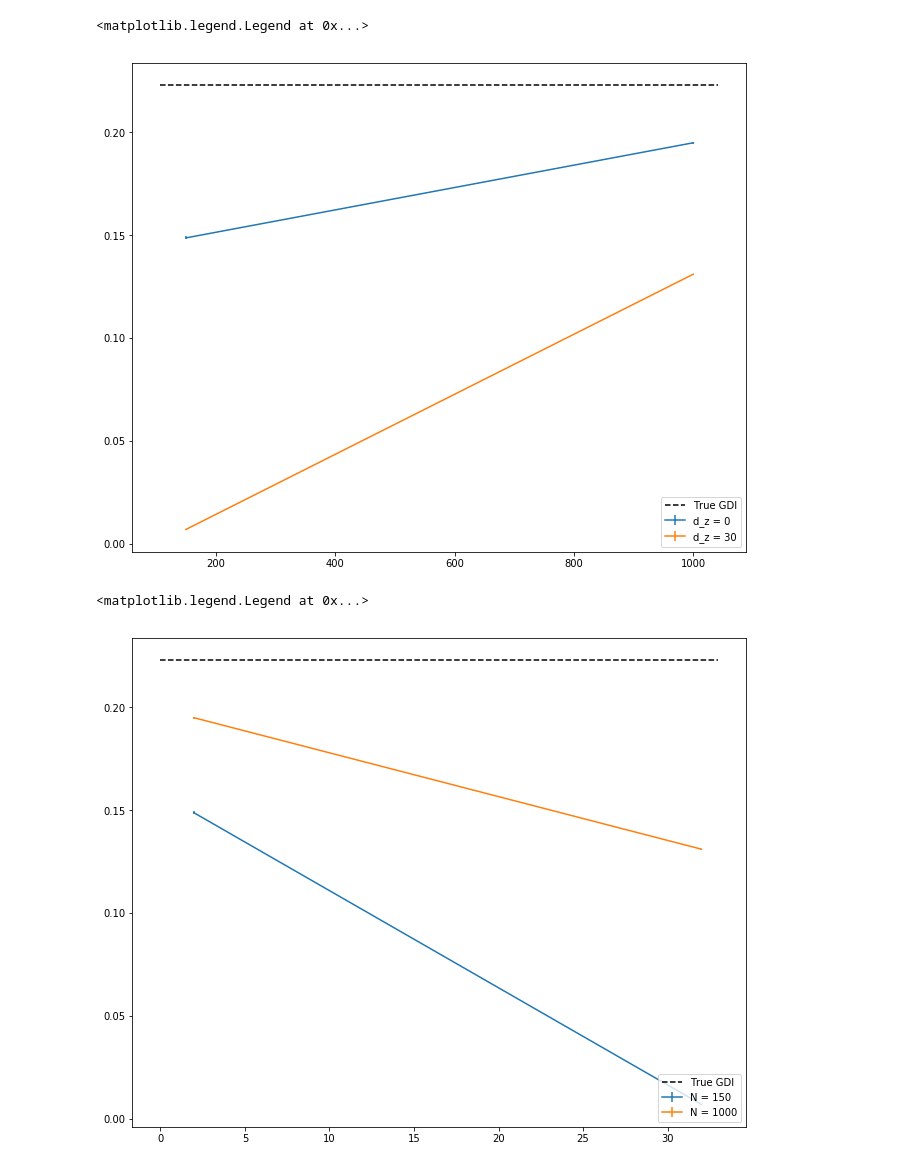
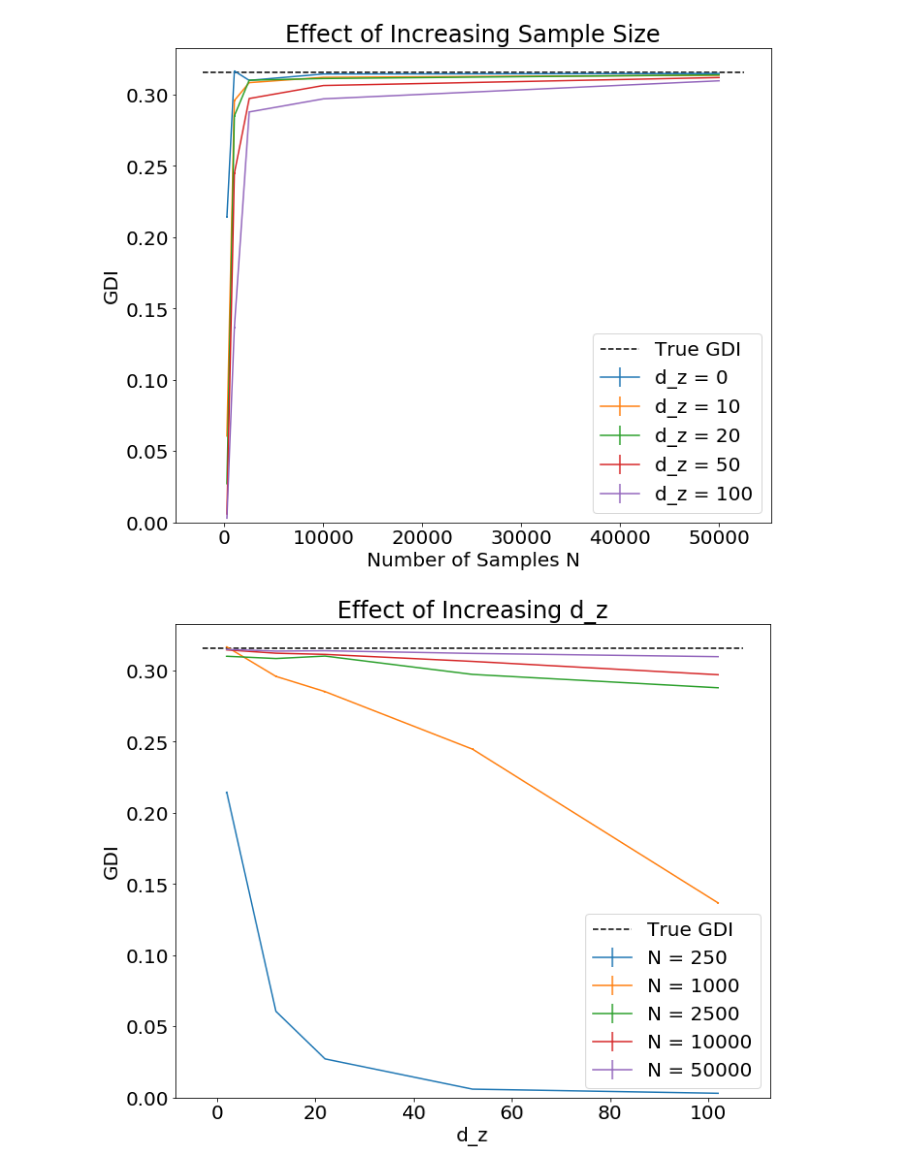
Before and after one commit to jy46/GDI, a Jupyter notebook: gdi_python/scaling.ipynb, the cells around one changed output. Saved outputs shown, nothing was run; the diff lists cells and outputs as text; code cells hidden in the pictures.

```diff
--- a/gdi_python/scaling.ipynb
+++ b/gdi_python/scaling.ipynb
@@ -24,3 +12,32 @@ Px = 0.3
+# %%
+# PLOT FONT SIZE
+matplotlib.rcParams.update({'font.size': 20})
+# %%
+# PARAMETERS
+# Note that sample_sizes corresponds to twice the number of samples
+# used in GDI estimation, since sample_sizes defines the length of
+# the time series while windows used in estimation consist of two
+# samples from the time series each
+sample_sizes = np.asarray([500, 2000,5000,20000,100000])
+
+# We add two to the dim_sizes, since by default one dim is used
+# for x and another is used for y. Anything >2 means that
+# conditioning on other time series is occurring, with each
+# additional dim corresponding to an additional time series
+dim_sizes    = 2+np.asarray([0, 10, 20, 50, 100])
+boot_iter    = 10
+num_runs     = 50
+
+# sim_type can be 'continuous' or 'discrete'
+sim_type     = 'discrete'
+
+# covariance for continuous case
+rho = 0.6
+
+# for discrete case, p parameter for binary symmetric channel
+p  = 0.1
+# prob of x spiking in a given time bin
+Px = 0.3
 # %%
 # LOOP THROUGH SIMULATIONS
 sample_sizes_list = [*range(sample_sizes.shape[0])]
@@ -104,7 +101,9 @@ def scaling_fun(sample_sizes,dim_sizes,boot_iter,sim_type,rho,p,Px,sim_condition
     # RETURN ESTIMATE
     return GDI_est
 # %%
+%%capture
 # RUN ITERATIONS OF SCALING ANALYSIS IN PARALLEL
 pool = Pool()
 func = partial(scaling_fun,sample_sizes,dim_sizes,boot_iter,sim_type,rho,p,Px)
-GDI_estimate_list = pool.map(func,iter_list)
+with io.capture_output() as captured:
+    GDI_estimate_list = pool.map(func,iter_list)
@@ -223,17 +132,20 @@ elif sim_type=='discrete':
 # %%
 # NOTE THAT WE DIVIDE SAMPLE_SIZES BY 2 IN PLOTTING,
 # SINCE THIS REFERS TO THE ACTUAL NUMBER OF SAMPLES USED IN ESTIMATION
-import matplotlib.pyplot as plt
 f, ax = plt.subplots(figsize=(11, 9))
 for ii in range(dim_sizes.shape[0]):
     plt.errorbar(sample_sizes/2, np.mean(np.squeeze(GDI_estimates_unwrapped[:,ii,:]),axis=1),
-                 yerr=np.var(np.squeeze(GDI_estimates_unwrapped[:,ii,:]),axis=1), label='d_z = %i'%(dim_sizes[ii]-2))
+                 yerr=np.var(np.squeeze(GDI_estimates_unwrapped[:,ii,:]),axis=1),
+                 label='d_z = %i'%(dim_sizes[ii]-2))
 
 plt.hlines(true_GDI,int(plt.xlim()[0]),int(plt.xlim()[1]),linestyles='dashed',label='True GDI')
 plt.legend(loc='lower right')
+plt.ylim((0,np.max(plt.ylim())))
+plt.xlabel('Number of Samples N')
+plt.ylabel('GDI')
+plt.title('Effect of Increasing Sample Size');
 # %% [output]
-<matplotlib.legend.Legend at 0x...>
-[figure, old version]
+[figure, new version]
 # %%
 # NOTE THAT WE DIVIDE SAMPLE_SIZES BY 2 IN PLOTTING,
 # SINCE THIS REFERS TO THE ACTUAL NUMBER OF SAMPLES USED IN ESTIMATION
@@ -244,9 +156,12 @@ for ii in range(sample_sizes.shape[0]):
 
 plt.hlines(true_GDI,int(plt.xlim()[0]),int(plt.xlim()[1]),linestyles='dashed',label='True GDI')
 plt.legend(loc='lower right')
+plt.ylim((0,np.max(plt.ylim())))
+plt.xlabel('d_z')
+plt.ylabel('GDI')
+plt.title('Effect of Increasing d_z');
 # %% [output]
-<matplotlib.legend.Legend at 0x...>
-[figure, old version]
+[figure, new version]
 # %%
 # RESET SOME PARAMETERS FOR BOOTSTRAPPING ANALYSIS
 sample_sizes = np.asarray([5000])
```
Also changed, not shown: parts of 7 cells of this notebook.
